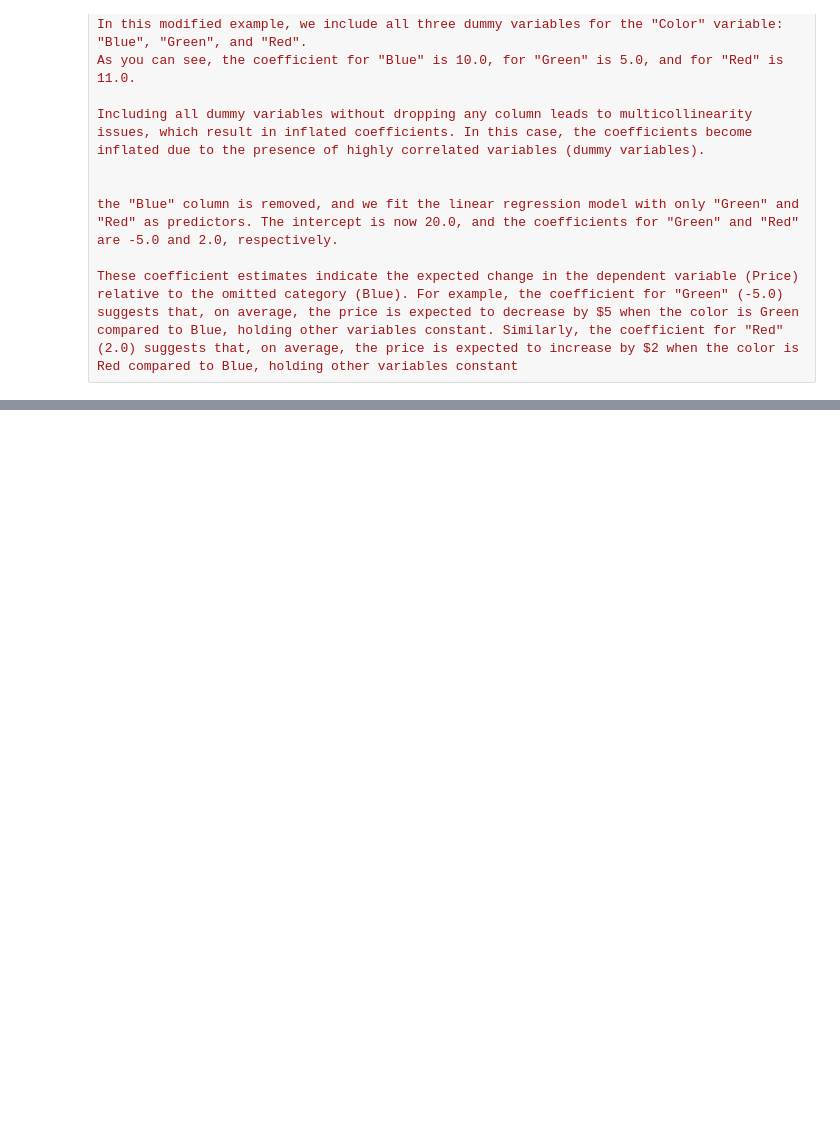
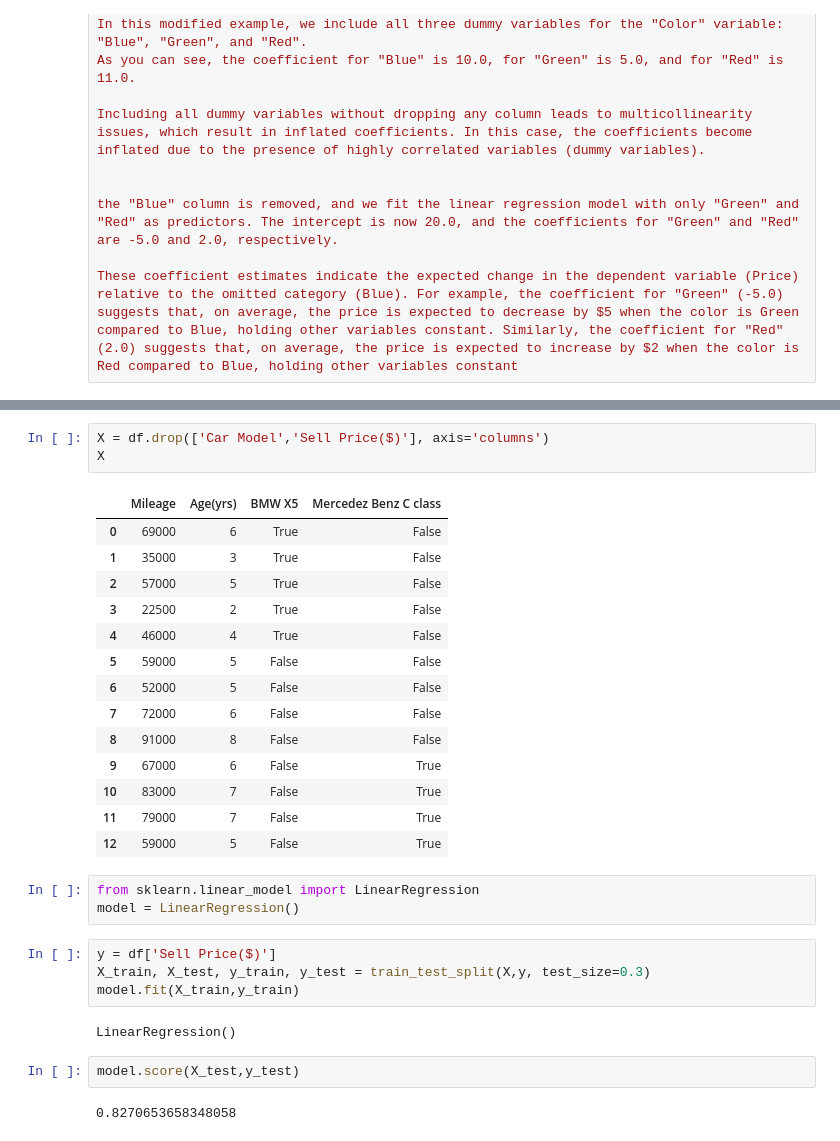
Before and after one commit to happyvignesh/ML_Exercises, a Jupyter notebook: JNB/4_OneHotEncoding.ipynb, the cells around one changed output, grey strips where cells are left out. Cells and saved outputs as stored; diff of their text form; blank space fills up the shorter version.

```diff
--- a/JNB/4_OneHotEncoding.ipynb
+++ b/JNB/4_OneHotEncoding.ipynb
@@ -90,0 +111,31 @@ These coefficient estimates indicate the expected change in the dependent variab
+# %%
+X = df.drop(['Car Model','Sell Price($)'], axis='columns')
+X
+# %% [output]
+|  | Mileage | Age(yrs) | BMW X5 | Mercedez Benz C class |
+| 0 | 69000 | 6 | True | False |
+| 1 | 35000 | 3 | True | False |
+| 2 | 57000 | 5 | True | False |
+| 3 | 22500 | 2 | True | False |
+| 4 | 46000 | 4 | True | False |
+| 5 | 59000 | 5 | False | False |
+| 6 | 52000 | 5 | False | False |
+| 7 | 72000 | 6 | False | False |
+| 8 | 91000 | 8 | False | False |
+| 9 | 67000 | 6 | False | True |
+| 10 | 83000 | 7 | False | True |
+| 11 | 79000 | 7 | False | True |
+| 12 | 59000 | 5 | False | True |
+# %%
+from sklearn.linear_model import LinearRegression
+model = LinearRegression()
+# %%
+y = df['Sell Price($)']
+X_train, X_test, y_train, y_test = train_test_split(X,y, test_size=0.3)
+model.fit(X_train,y_train)
+# %% [output]
+LinearRegression()
+# %%
+model.score(X_test,y_test)
+# %% [output]
+0.8270653658348058
```
Also changed, not shown: parts of 6 cells of this notebook.
